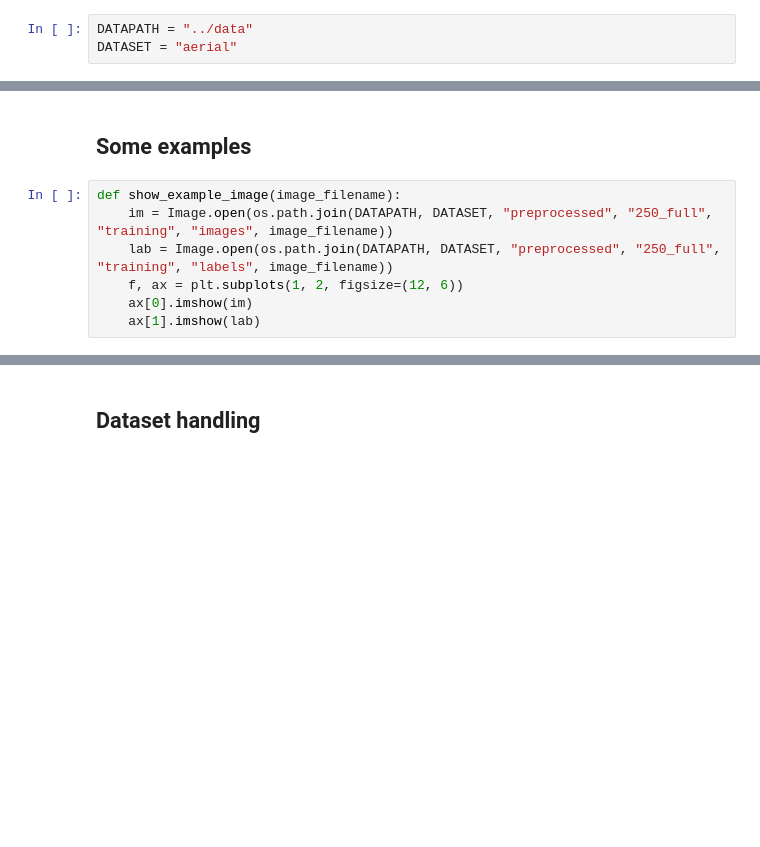
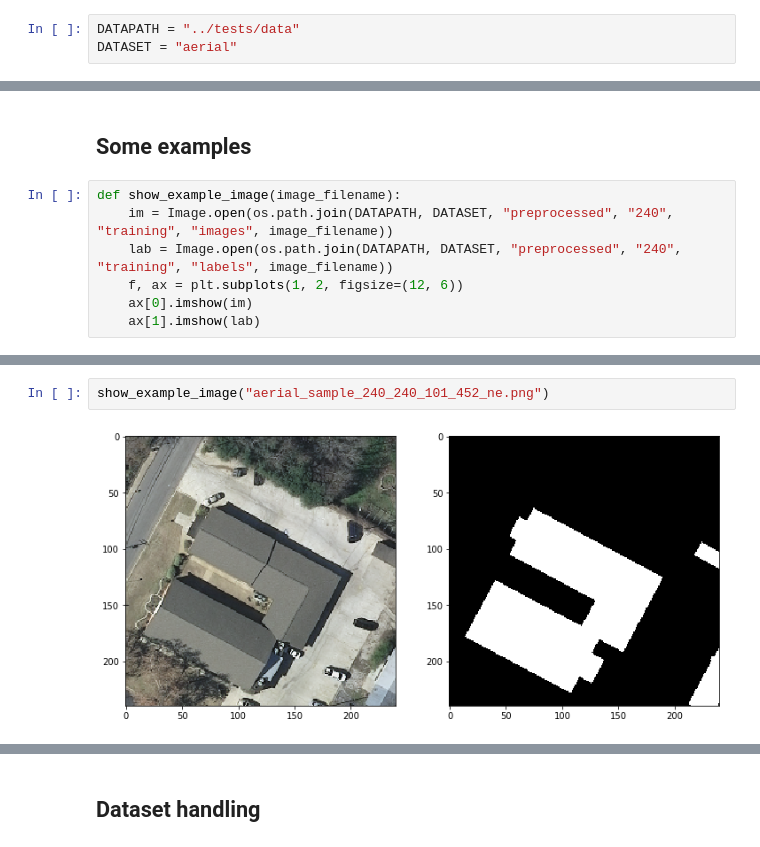
Before and after one commit to Oslandia/deeposlandia, a Jupyter notebook: examples/1d_aerial-dataset-presentation.ipynb, the cells around one changed output, grey strips where cells are left out. Cells and saved outputs as stored; diff of their text form; blank space fills up the shorter version.

```diff
--- a/examples/1d_aerial-dataset-presentation.ipynb
+++ b/examples/1d_aerial-dataset-presentation.ipynb
@@ -22,7 +26,7 @@ import seaborn as sns
 from deeposlandia import utils
 from deeposlandia.datasets import aerial
 # %%
-DATAPATH = "../data"
+DATAPATH = "../tests/data"
 DATASET = "aerial"
 # %% [markdown]
 ## Metadata presentation
@@ -74,8 +76,8 @@ Number of testing images: 72000
 ## Some examples
 # %%
 def show_example_image(image_filename):
-    im = Image.open(os.path.join(DATAPATH, DATASET, "preprocessed", "250_full", "training", "images", image_filename))
-    lab = Image.open(os.path.join(DATAPATH, DATASET, "preprocessed", "250_full", "training", "labels", image_filename))
+    im = Image.open(os.path.join(DATAPATH, DATASET, "preprocessed", "240", "training", "images", image_filename))
+    lab = Image.open(os.path.join(DATAPATH, DATASET, "preprocessed", "240", "training", "labels", image_filename))
     f, ax = plt.subplots(1, 2, figsize=(12, 6))
     ax[0].imshow(im)
     ax[1].imshow(lab)
@@ -97,0 +104,4 @@ show_example_image("chicago12_250.tif")
+# %%
+show_example_image("aerial_sample_240_240_101_452_ne.png")
+# %% [output]
+[figure, added]
```
Also changed, not shown: parts of 15 cells of this notebook, 3 other files.
